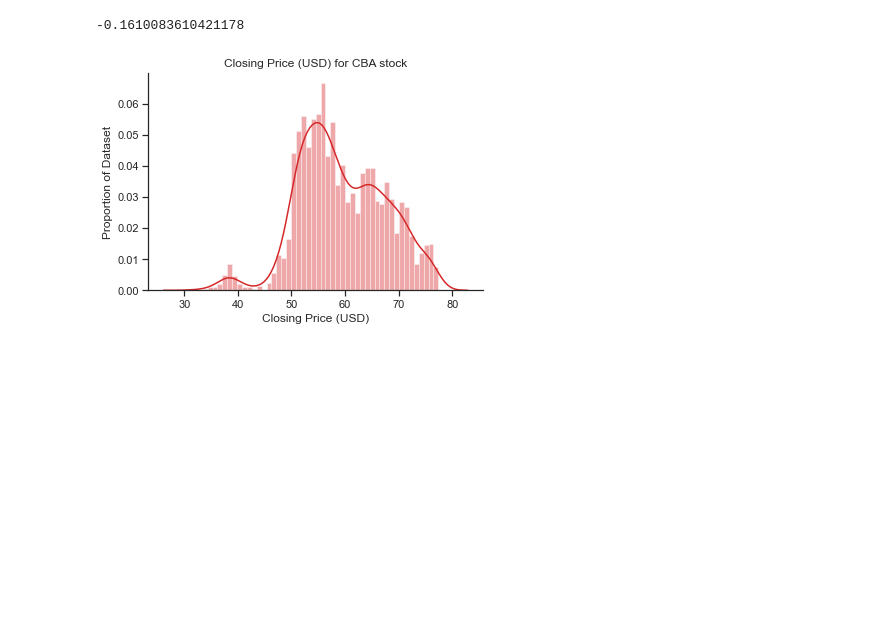
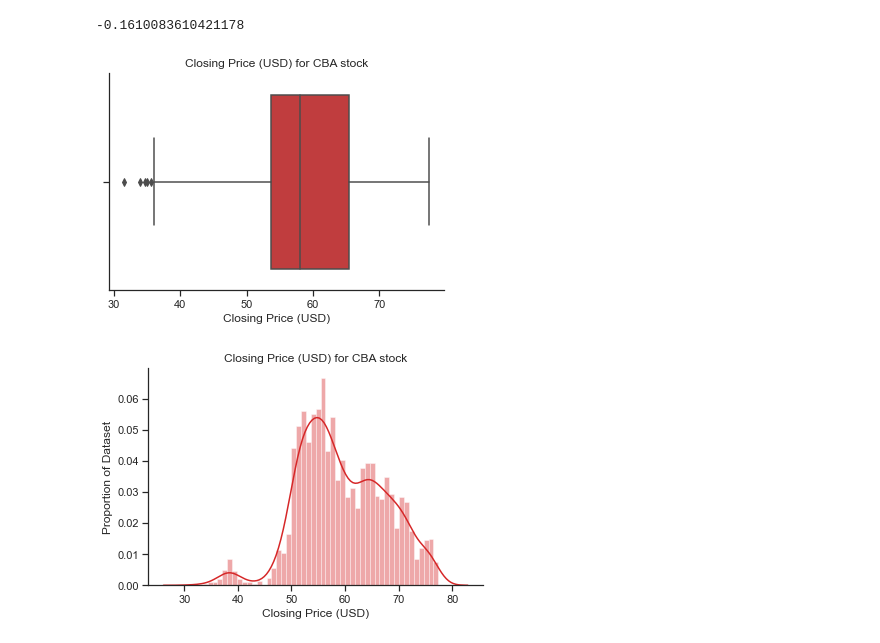
Before and after one commit to skw666888/MCMC-Gaussian-VB-estimation-of-GARCH-1-1-, a Jupyter notebook: QBUS3830 EDA.ipynb, the cells around one changed output. Saved outputs shown, nothing was run; the diff lists cells and outputs as text; code cells hidden in the pictures; blank space fills up the shorter version.

```diff
--- a/QBUS3830 EDA.ipynb
+++ b/QBUS3830 EDA.ipynb
@@ -61,6 +62,15 @@ stats.skew(price_col)
 stats.kurtosis(price_col)
 # %% [output]
 -0.1610083610421178
+# %%
+bp1 = sns.boxplot(price_col, color=red)
+bp1.set_xlabel('Closing Price (USD)')
+bp1.set_title('Closing Price (USD) for CBA stock')
+bp1.set_xticks([], minor=True)
+sns.despine()
+plt.show()
+# %% [output]
+[figure, added]
 # %%
 ax1 = sns.distplot(price_col, bins = 50, kde=True, color=red)
 ax1.set_xlabel('Closing Price (USD)')
```
Also changed, not shown: parts of 22 cells of this notebook.
